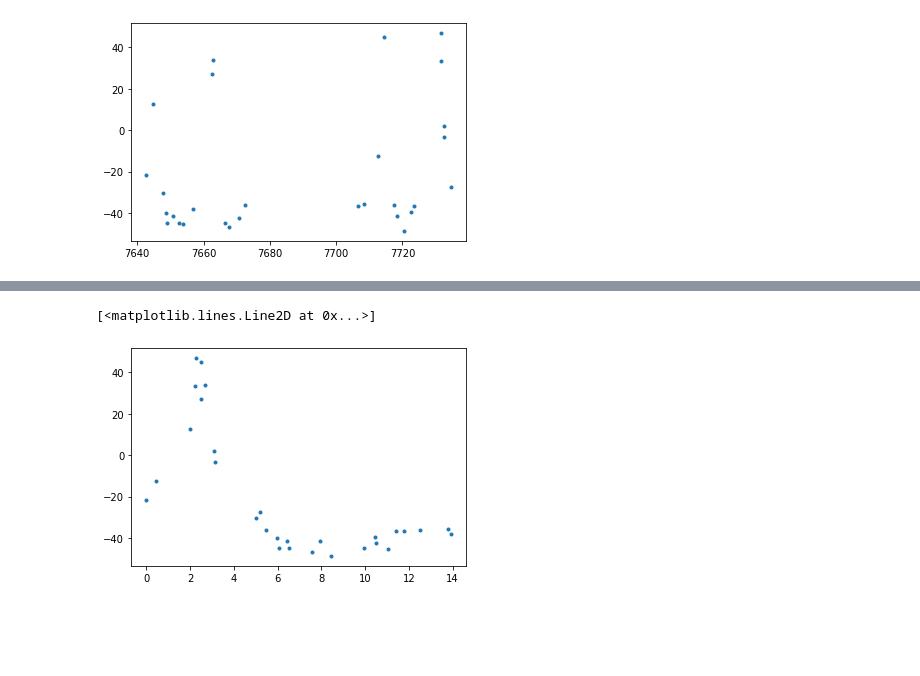
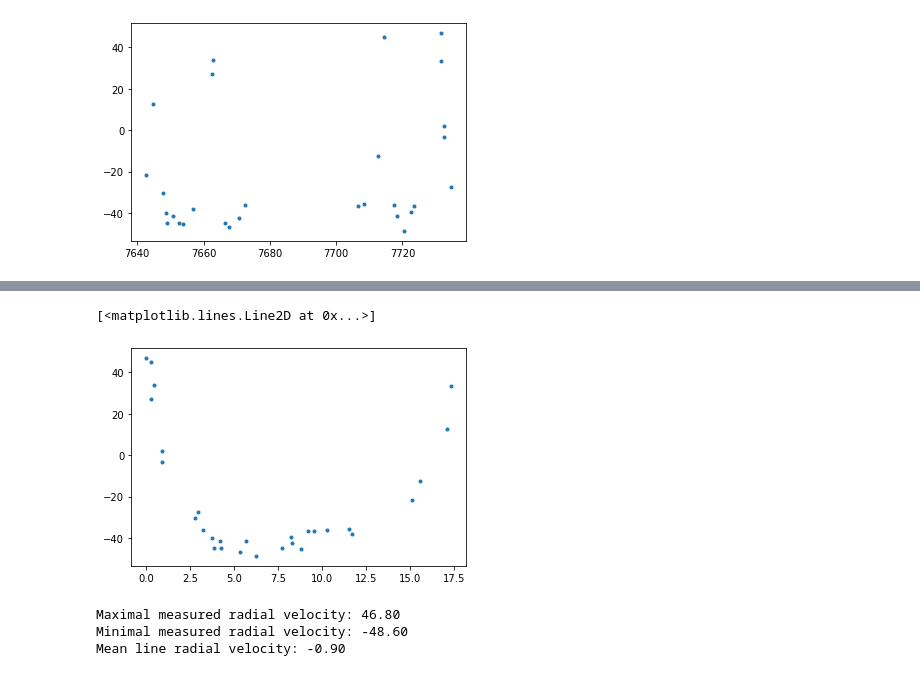
Before and after one commit to astroviki/NumericalMethods, a Jupyter notebook: GAKepler.ipynb, the cells around one changed output, grey strips where cells are left out. Drawn from its saved outputs; the diff is of its cells as text; code cells hidden in the pictures; blank space fills up the shorter version.

```diff
--- a/GAKepler.ipynb
+++ b/GAKepler.ipynb
@@ -43,11 +39,15 @@ plt.plot(data['JD'],data['Vrad'],'.')
 [<matplotlib.lines.Line2D at 0x...>]
 [figure]
 # %%
+!pip install pyastronomy
 import numpy as np
 from astropy.timeseries import LombScargle
+from PyAstronomy.pyasl import foldAt
 
-t0 = np.min(data['JD'])
-t = data['JD']-t0
+
+vrad_max_index = np.argmax(data['Vrad'])
+t0 =data['JD'][vrad_max_index]
+t = data['JD']
 y = data['Vrad']
 
 y_error = data['error']
@@ -64,11 +67,23 @@ print('Period estimate %.2f ' % period_estimate)
 Period estimate 17.33
-# %%
-phases = np.mod(t,period_estimate)
-sort_phases_indexes = np.argsort(phases)
-sort_phases = phases[np.argsort(phases)]
-sort_vrad = y[sort_phases_indexes]
-
-plt.plot(sort_phases,sort_vrad,'.')
-# %% [output]
-[<matplotlib.lines.Line2D at 0x...>]
-[figure, removed]
+# %%
+# Time zero point - maximum radial velocity
+t = t - t0
+
+phase = t/period_estimate - np.floor(t/period_estimate)
+sortIndexes = np.argsort(phase)
+sort_x = phase[sortIndexes]*period_estimate
+sort_y = y[sortIndexes]
+
+t0 = np.argmax(sort_x)
+plt.plot(sort_x,sort_y,'.')
+# %% [output]
+[<matplotlib.lines.Line2D at 0x...>]
+[figure, added]
+# %%
+print('Maximal measured radial velocity: %.2f' % (np.max(y)))
+print('Minimal measured radial velocity: %.2f' % (np.min(y)))
+print('Mean line radial velocity: %.2f' % (((np.max(y))+np.min(y))/2))
+# %% [output]
+Maximal measured radial velocity: 46.80
+Minimal measured radial velocity: -48.60
+Mean line radial velocity: -0.90
```
Also changed, not shown: parts of 12 cells of this notebook.
